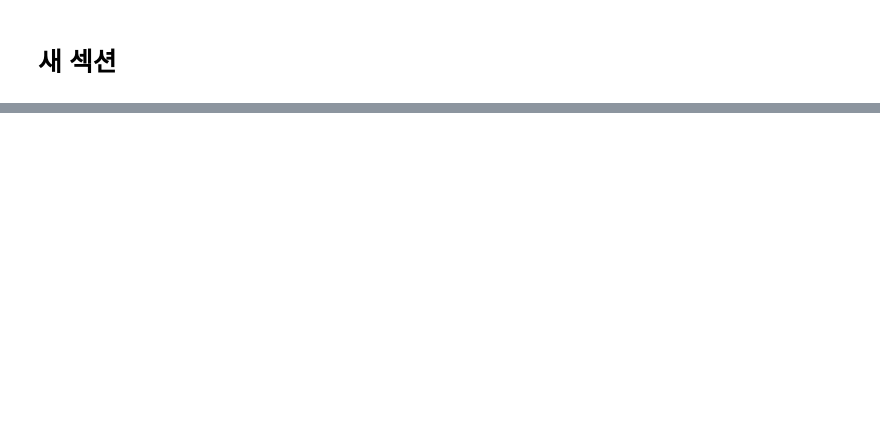
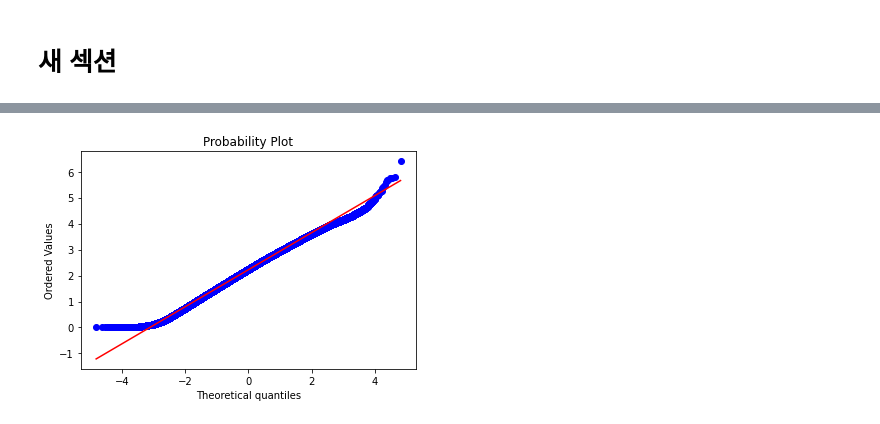
Before and after one commit to howonleee/new-project, a Jupyter notebook: Untitled4.ipynb, the cells around one changed output, grey strips where cells are left out. Saved outputs shown, nothing was run; the diff lists cells and outputs as text; code cells hidden in the pictures; blank space fills up the shorter version.

```diff
--- a/Untitled4.ipynb
+++ b/Untitled4.ipynb
@@ -82,0 +245,7 @@ FileNotFoundError: ignored
+# %%
+#Q-Q plot for checking if trip-times is log-normal
+import scipy
+scipy.stats.probplot(frame_with_durations_modified['log_times'].values, plot=plt)
+plt.show()
+# %% [output]
+[figure, added]
```
Also changed, not shown: parts of 18 cells of this notebook.
